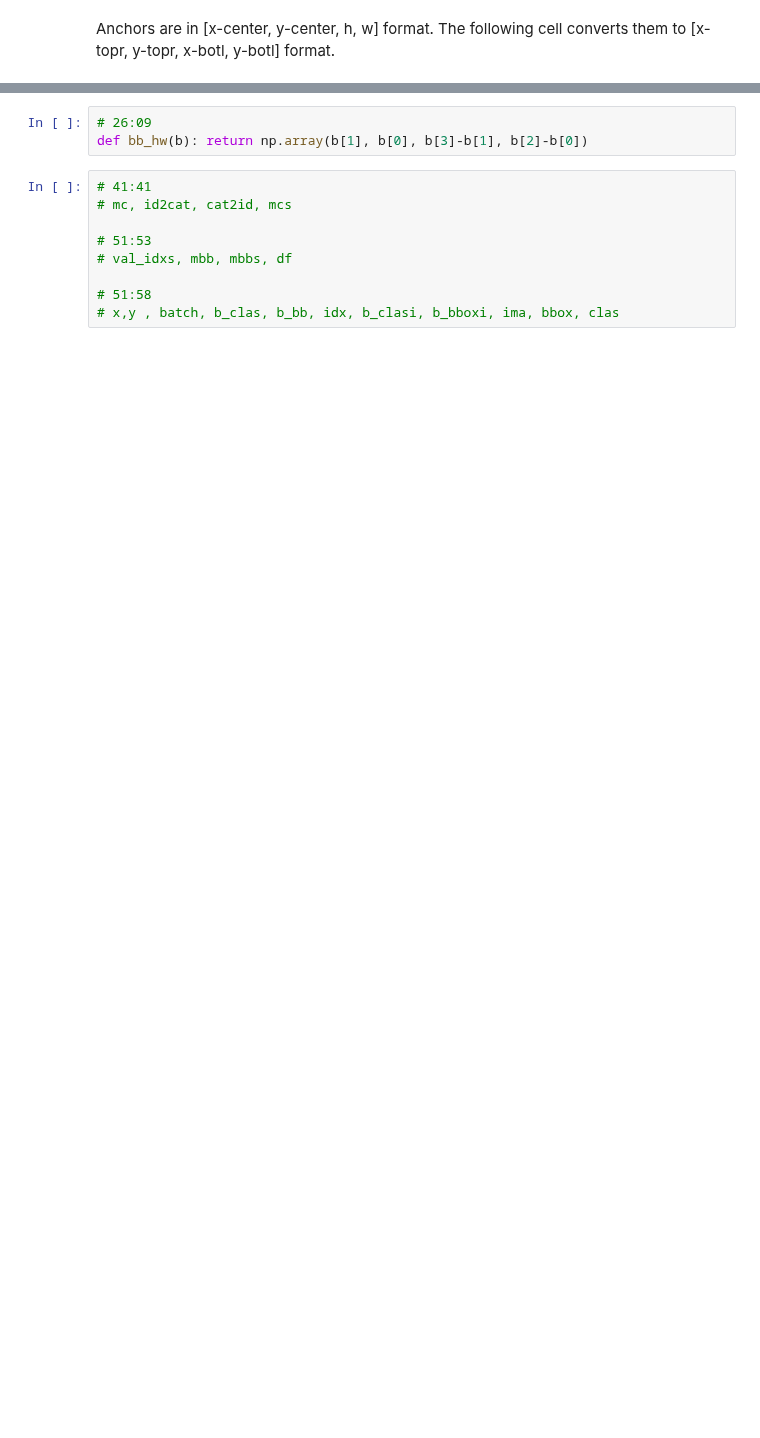
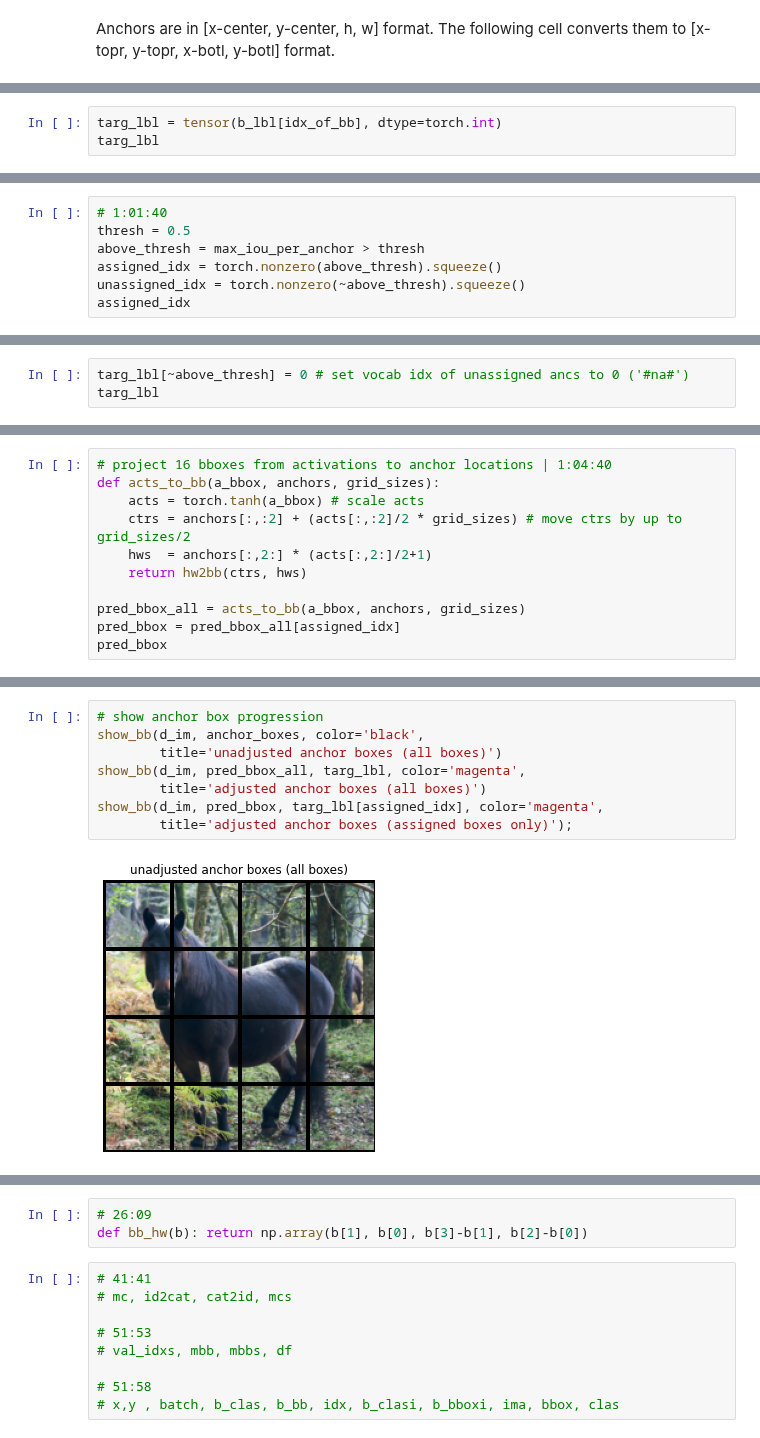
Before and after one commit to mccallion/rory, a Jupyter notebook: _20201027_bboxes_C2018_L9.ipynb, the cells around one changed output, grey strips where cells are left out. Drawn from its saved outputs; the diff is of its cells as text; blank space fills up the shorter version.

```diff
--- a/_20201027_bboxes_C2018_L9.ipynb
+++ b/_20201027_bboxes_C2018_L9.ipynb
@@ -432,0 +364,3 @@ def get_y(bbox, clas):
+# %%
+targ_lbl = tensor(b_lbl[idx_of_bb], dtype=torch.int)
+targ_lbl
@@ -432,0 +370,7 @@ def get_y(bbox, clas):
+# %%
+# 1:01:40
+thresh = 0.5
+above_thresh = max_iou_per_anchor > thresh
+assigned_idx = torch.nonzero(above_thresh).squeeze()
+unassigned_idx = torch.nonzero(~above_thresh).squeeze()
+assigned_idx
@@ -432,0 +379,3 @@ def get_y(bbox, clas):
+# %%
+targ_lbl[~above_thresh] = 0 # set vocab idx of unassigned ancs to 0 ('#na#')
+targ_lbl
@@ -432,0 +390,11 @@ def get_y(bbox, clas):
+# %%
+# project 16 bboxes from activations to anchor locations | 1:04:40
+def acts_to_bb(a_bbox, anchors, grid_sizes):
+    acts = torch.tanh(a_bbox) # scale acts
+    ctrs = anchors[:,:2] + (acts[:,:2]/2 * grid_sizes) # move ctrs by up to grid_sizes/2
+    hws  = anchors[:,2:] * (acts[:,2:]/2+1)
+    return hw2bb(ctrs, hws)
+
+pred_bbox_all = acts_to_bb(a_bbox, anchors, grid_sizes)
+pred_bbox = pred_bbox_all[assigned_idx]
+pred_bbox
@@ -432,0 +414,10 @@ def get_y(bbox, clas):
+# %%
+# show anchor box progression
+show_bb(d_im, anchor_boxes, color='black',
+        title='unadjusted anchor boxes (all boxes)')
+show_bb(d_im, pred_bbox_all, targ_lbl, color='magenta',
+        title='adjusted anchor boxes (all boxes)')
+show_bb(d_im, pred_bbox, targ_lbl[assigned_idx], color='magenta',
+        title='adjusted anchor boxes (assigned boxes only)');
+# %% [output]
+[figure, added]
```
Also changed, not shown: parts of 70 cells of this notebook.
